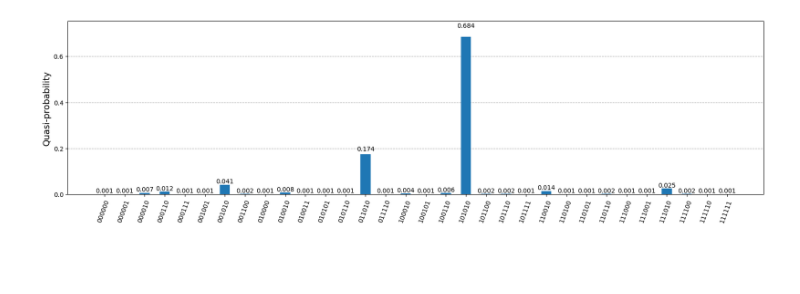
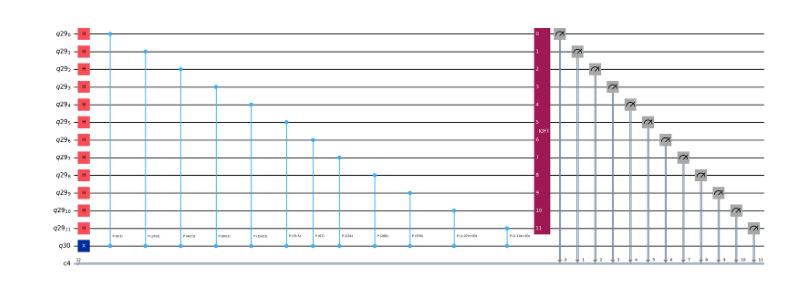
Before and after one commit to Ahmedtawfiiiq/Quantum-Computing, a Jupyter notebook: algorithms/QPE/QPE.ipynb, the cells around one changed output. Saved outputs shown, nothing was run; the diff lists cells and outputs as text; code cells hidden in the pictures; blank space fills up the shorter version.

```diff
--- a/algorithms/QPE/QPE.ipynb
+++ b/algorithms/QPE/QPE.ipynb
@@ -30,13 +0,0 @@ qc.decompose().draw("mpl", fold=-1)
-# %%
-from qiskit_aer import AerSimulator
-from qiskit.compiler import transpile
-from qiskit.visualization import plot_distribution
-
-
-simulator = AerSimulator()
-isa_circuit = transpile(qc, simulator)
-result = simulator.run(isa_circuit).result()
-counts = result.get_counts()
-display(plot_distribution(counts, figsize=(20, 5)))
-# %% [output]
-[figure, removed]
@@ -42,0 +8,23 @@ display(plot_distribution(counts, figsize=(20, 5)))
+# %%
+# theta belongs to [0, 1)
+# the approximation is taken modulo 1
+#   if theta is 1 the approximation is 0
+theta = 1 / 6
+U = CPhaseGate(2 * np.pi * theta)
+
+ancilla = 12
+aqreg = QuantumRegister(ancilla)
+sqreg = QuantumRegister(1)
+creg = ClassicalRegister(ancilla)
+qc = QuantumCircuit(aqreg, sqreg, creg)
+
+qc.h(aqreg)
+qc.x(sqreg)  # eigenstate of the phase gate
+for i in range(ancilla):
+    qc.append(U.power(2**i), [aqreg[i], sqreg[0]])
+qc.append(QFT(ancilla).inverse(), aqreg)
+qc.measure(aqreg, creg)
+
+qc.draw(output="mpl", fold=-1)
+# %% [output]
+[figure, added]
```
Also changed, not shown: parts of 5 cells of this notebook, 11 other files.
